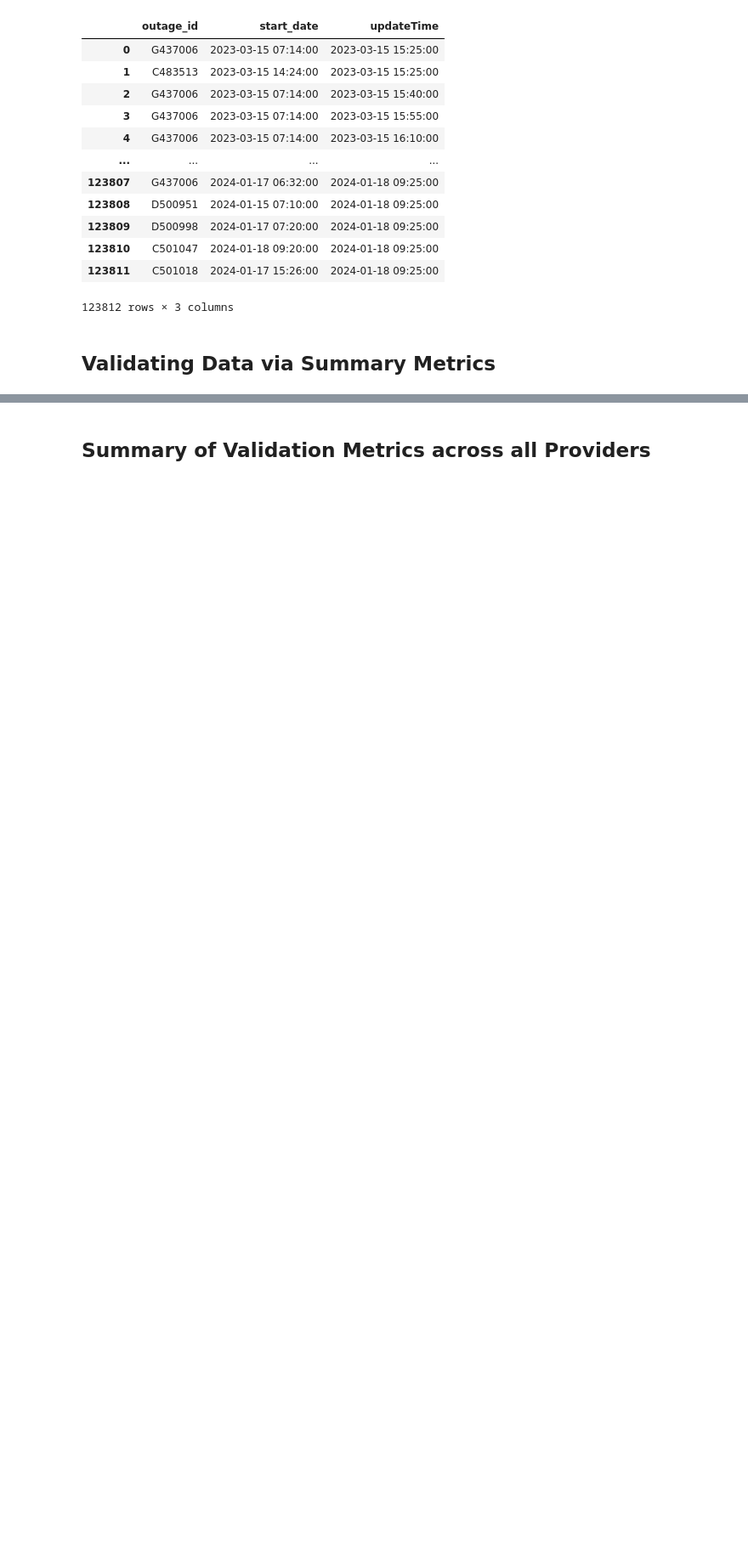
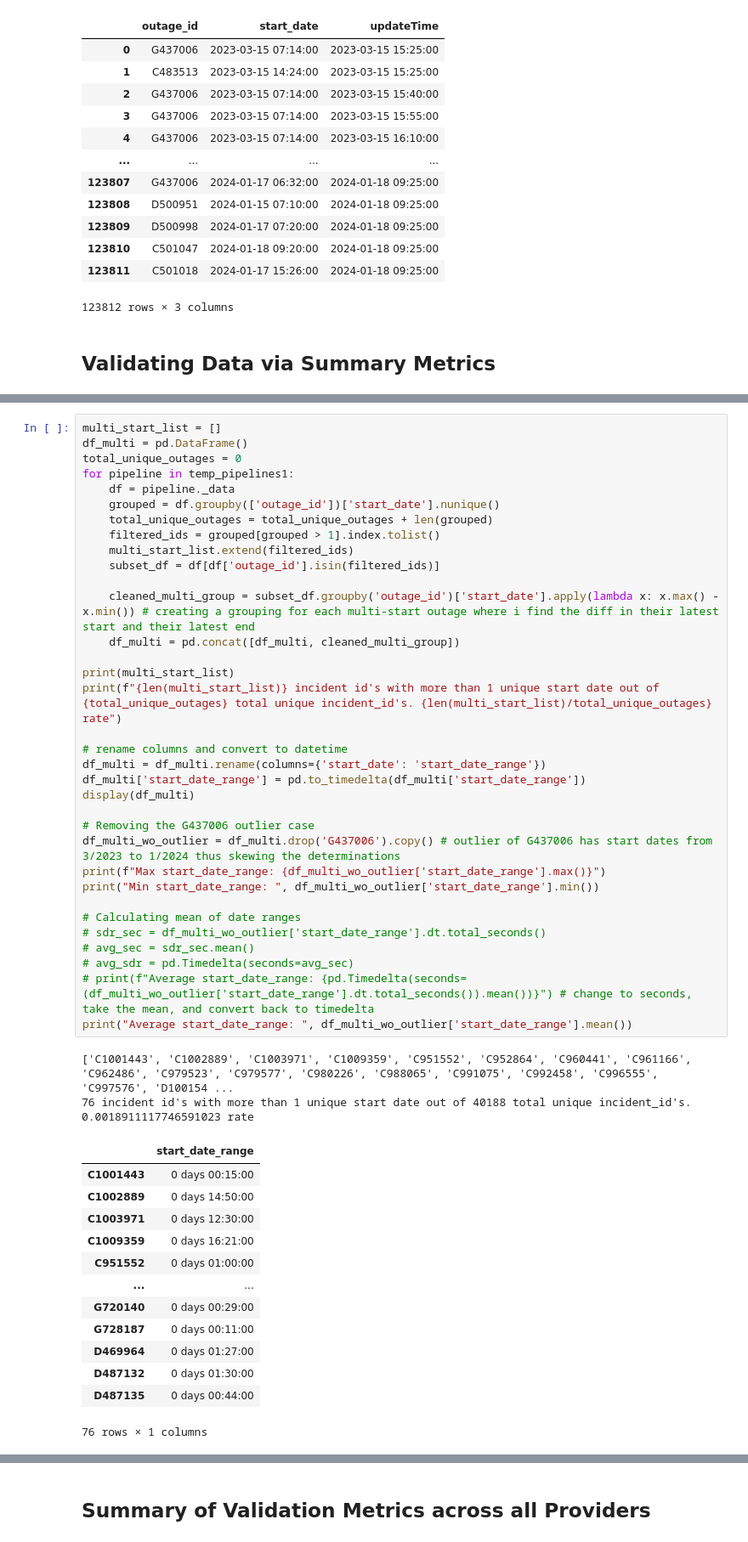
Before and after one commit to Urban-Research-Group/outage-data-scraper, a Jupyter notebook: scripts/ga_11_tx_12.ipynb, the cells around one changed output, grey strips where cells are left out. Shown at 85% size. Drawn from its saved outputs; the diff is of its cells as text; blank space fills up the shorter version.

```diff
--- a/scripts/ga_11_tx_12.ipynb
+++ b/scripts/ga_11_tx_12.ipynb
@@ -693,0 +712,50 @@ As we notice, while we have start times, update times, and timestamps:
+# %%
+multi_start_list = []
+df_multi = pd.DataFrame()
+total_unique_outages = 0
+for pipeline in temp_pipelines1:
+    df = pipeline._data
+    grouped = df.groupby(['outage_id'])['start_date'].nunique()
+    total_unique_outages = total_unique_outages + len(grouped)
+    filtered_ids = grouped[grouped > 1].index.tolist()
+    multi_start_list.extend(filtered_ids)
+    subset_df = df[df['outage_id'].isin(filtered_ids)]
+
+    cleaned_multi_group = subset_df.groupby('outage_id')['start_date'].apply(lambda x: x.max() - x.min()) # creating a grouping for each multi-start outage where i find the diff in their latest start and their latest end
+    df_multi = pd.concat([df_multi, cleaned_multi_group])
+
+print(multi_start_list)
+print(f"{len(multi_start_list)} incident id's with more than 1 unique start date out of {total_unique_outages} total unique incident_id's. {len(multi_start_list)/total_unique_outages} rate")
+
+# rename columns and convert to datetime
+df_multi = df_multi.rename(columns={'start_date': 'start_date_range'})
+df_multi['start_date_range'] = pd.to_timedelta(df_multi['start_date_range'])
+display(df_multi)
+
+# Removing the G437006 outlier case
+df_multi_wo_outlier = df_multi.drop('G437006').copy() # outlier of G437006 has start dates from 3/2023 to 1/2024 thus skewing the determinations
+print(f"Max start_date_range: {df_multi_wo_outlier['start_date_range'].max()}")
+print("Min start_date_range: ", df_multi_wo_outlier['start_date_range'].min())
+
+# Calculating mean of date ranges
+# sdr_sec = df_multi_wo_outlier['start_date_range'].dt.total_seconds()
+# avg_sec = sdr_sec.mean()
+# avg_sdr = pd.Timedelta(seconds=avg_sec)
+# print(f"Average start_date_range: {pd.Timedelta(seconds=(df_multi_wo_outlier['start_date_range'].dt.total_seconds()).mean())}") # change to seconds, take the mean, and convert back to timedelta
+print("Average start_date_range: ", df_multi_wo_outlier['start_date_range'].mean())
+# %% [output]
+['C1001443', 'C1002889', 'C1003971', 'C1009359', 'C951552', 'C952864', 'C960441', 'C961166', 'C962486', 'C979523', 'C979577', 'C980226', 'C988065', 'C991075', 'C992458', 'C996555', 'C997576', 'D100154 ...
+76 incident id's with more than 1 unique start date out of 40188 total unique incident_id's. 0.0018911117746591023 rate
+|  | start_date_range |
+| C1001443 | 0 days 00:15:00 |
+| C1002889 | 0 days 14:50:00 |
+| C1003971 | 0 days 12:30:00 |
+| C1009359 | 0 days 16:21:00 |
+| C951552 | 0 days 01:00:00 |
+| ... | ... |
+| G720140 | 0 days 00:29:00 |
+| G728187 | 0 days 00:11:00 |
+| D469964 | 0 days 01:27:00 |
+| D487132 | 0 days 01:30:00 |
+| D487135 | 0 days 00:44:00 |
+76 rows × 1 columns
```
Also changed, not shown: parts of 20 cells of this notebook, 3 other files.
